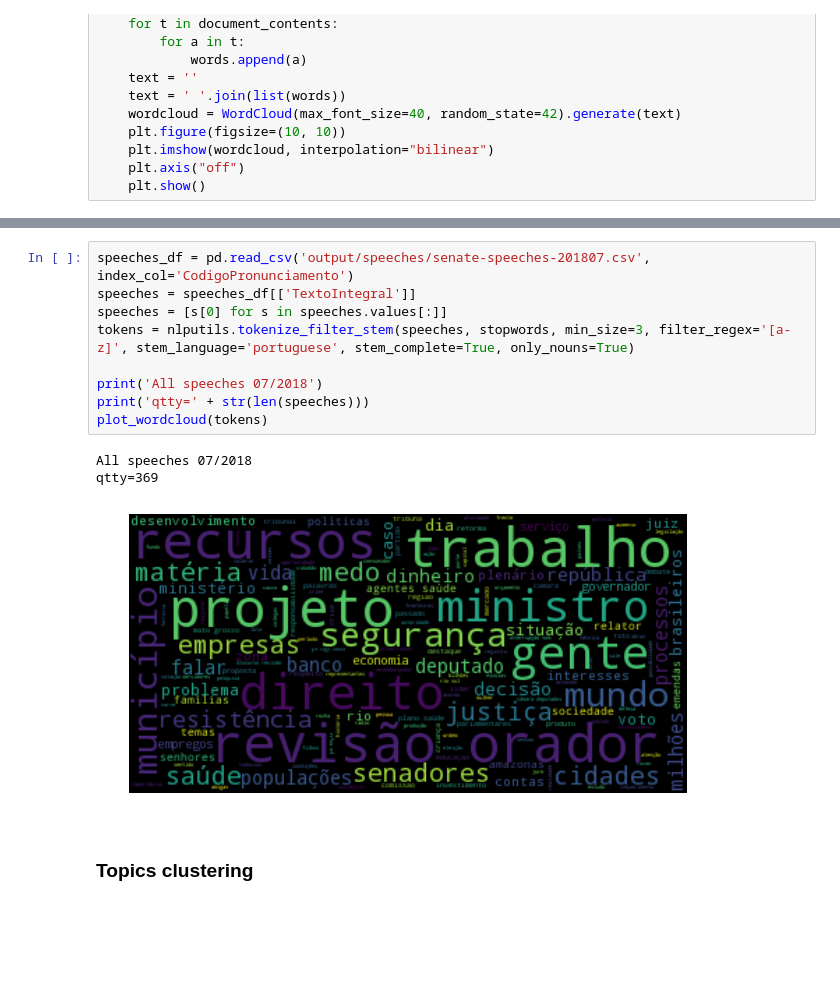
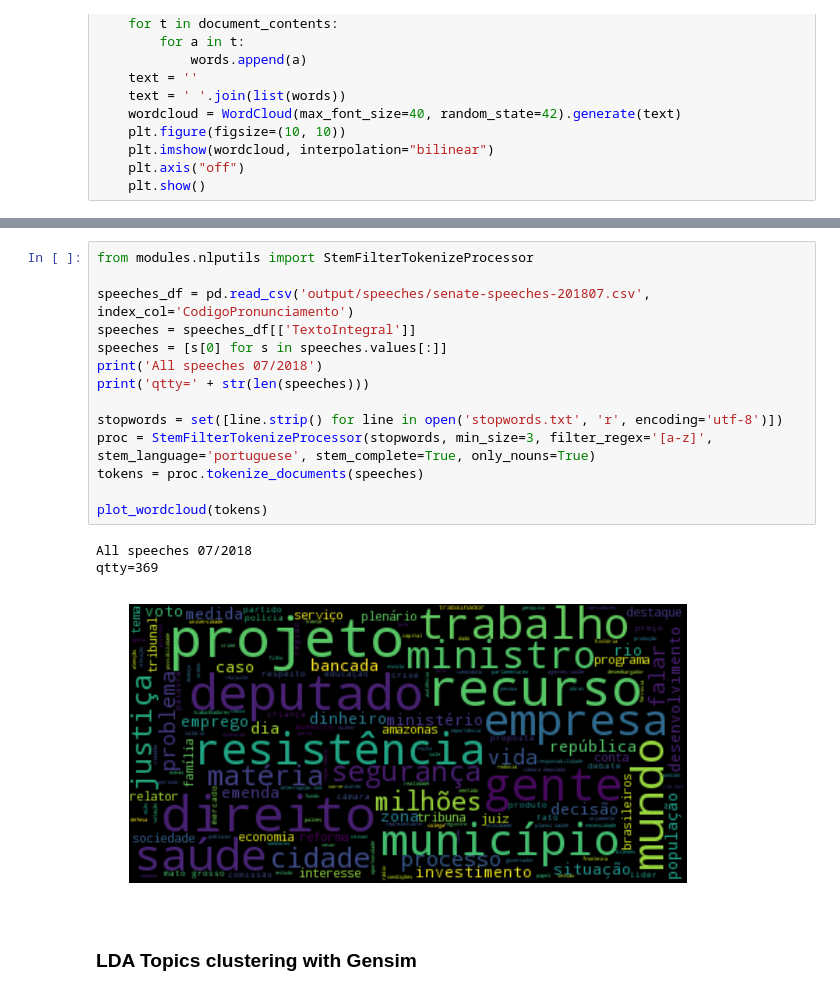
Before and after one commit to flaviostutz/senate-data, a Jupyter notebook: notebooks/08-explore-speeches.ipynb, the cells around one changed output, grey strips where cells are left out. Drawn from its saved outputs; the diff is of its cells as text; blank space fills up the shorter version.

Commit message:
stem token processor refactoring

```diff
--- a/notebooks/08-explore-speeches.ipynb
+++ b/notebooks/08-explore-speeches.ipynb
@@ -105,18 +123,23 @@ qtty=466
 # %%
+from modules.nlputils import StemFilterTokenizeProcessor
+
 speeches_df = pd.read_csv('output/speeches/senate-speeches-201807.csv', index_col='CodigoPronunciamento')
 speeches = speeches_df[['TextoIntegral']]
 speeches = [s[0] for s in speeches.values[:]]
-tokens = nlputils.tokenize_filter_stem(speeches, stopwords, min_size=3, filter_regex='[a-z]', stem_language='portuguese', stem_complete=True, only_nouns=True)
-
 print('All speeches 07/2018')
 print('qtty=' + str(len(speeches)))
+
+stopwords = set([line.strip() for line in open('stopwords.txt', 'r', encoding='utf-8')])
+proc = StemFilterTokenizeProcessor(stopwords, min_size=3, filter_regex='[a-z]', stem_language='portuguese', stem_complete=True, only_nouns=True)
+tokens = proc.tokenize_documents(speeches)
+
 plot_wordcloud(tokens)
 # %% [output]
 All speeches 07/2018
 qtty=369
-[figure, old version]
+[figure, new version]
 # %% [markdown]
-### Topics clustering
+### LDA Topics clustering with Gensim
 # %%
 import gensim
 from gensim import corpora, models
```
Also changed, not shown: parts of 10 cells of this notebook, 5 other files.
